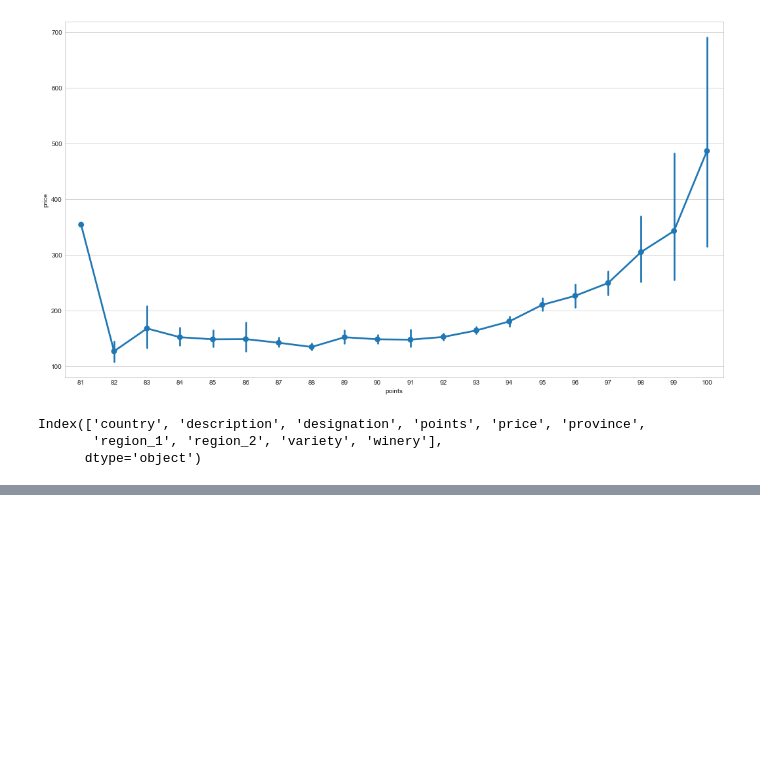
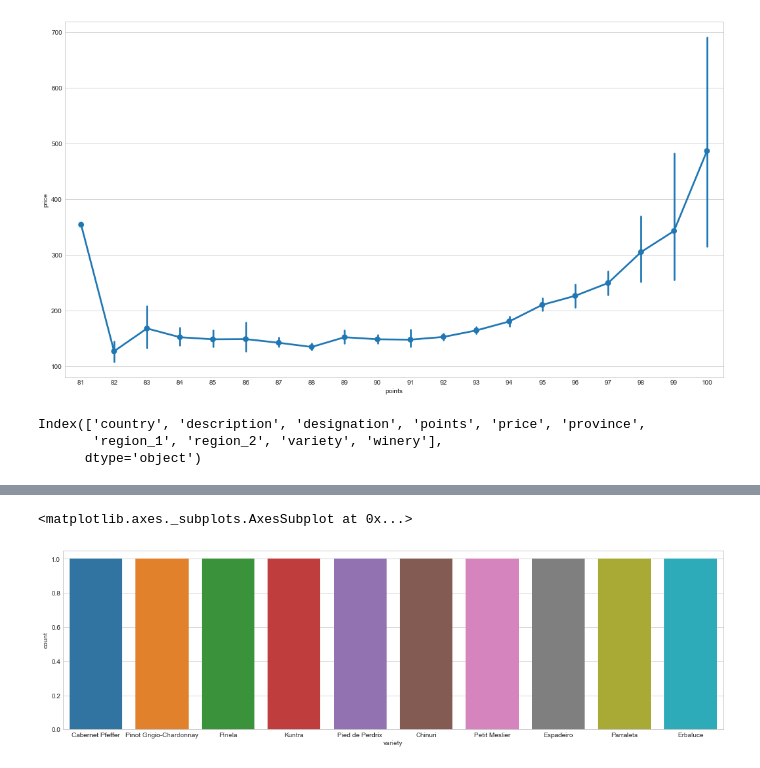
Before and after one commit to MritunjayMohitesh/wine_reviews_EDA, a Jupyter notebook: Winery-EDA.ipynb, the cells around one changed output, grey strips where cells are left out. Saved outputs shown, nothing was run; the diff lists cells and outputs as text; code cells hidden in the pictures; blank space fills up the shorter version.

```diff
--- a/Winery-EDA.ipynb
+++ b/Winery-EDA.ipynb
@@ -440,0 +451,6 @@ Index(['country', 'description', 'designation', 'points', 'price', 'province',
+# %%
+plt.figure(figsize=(18,5))
+sns.barplot(var_df.index[-10:],'count',data=var_df[-10:])
+# %% [output]
+<matplotlib.axes._subplots.AxesSubplot at 0x...>
+[figure, added]
```
Also changed, not shown: parts of 4 cells of this notebook.
